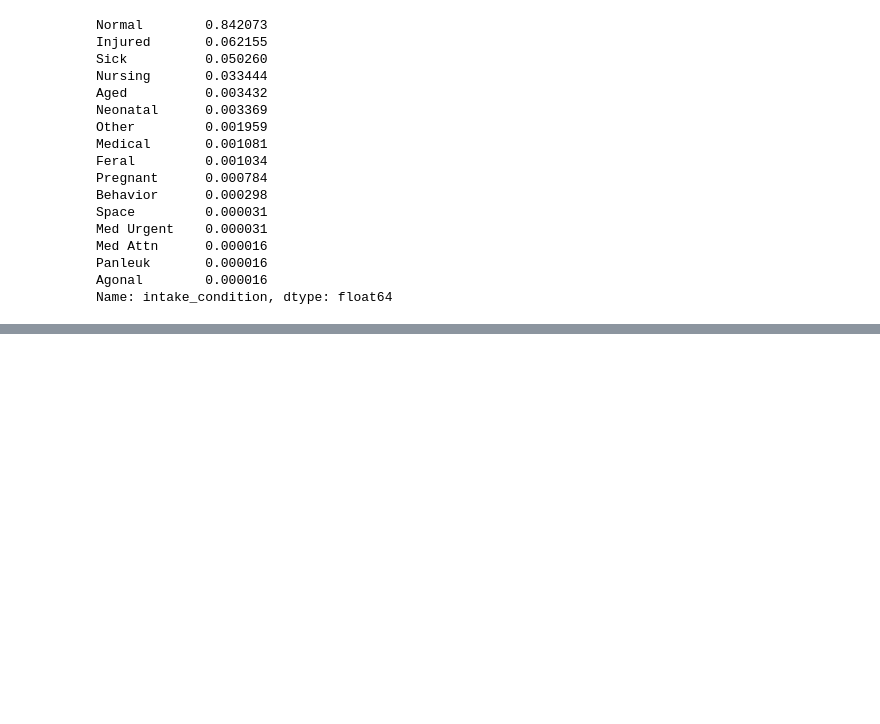
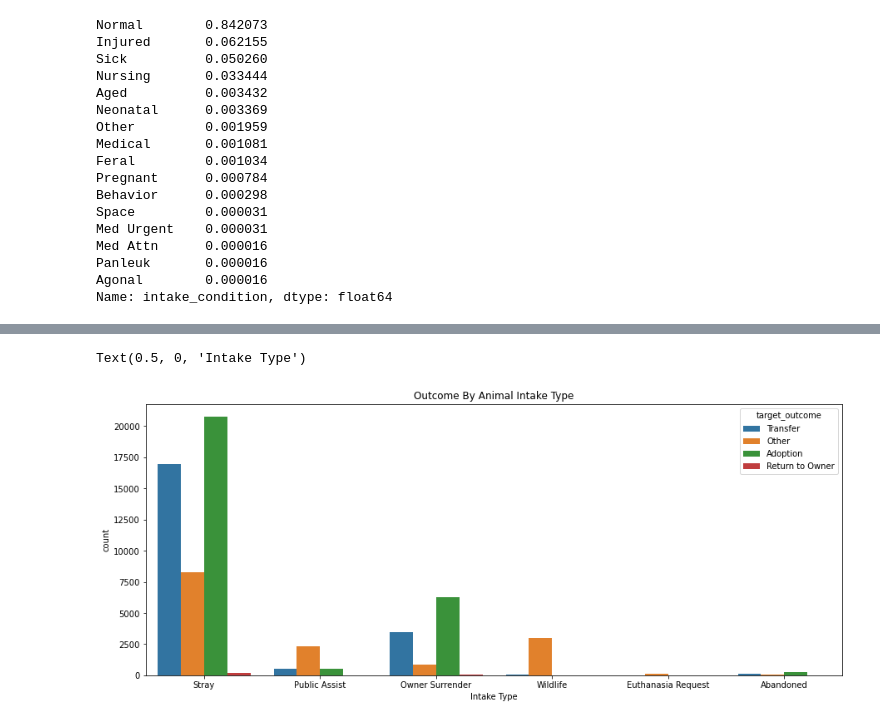
Before and after one commit to stephenfitzsimon/pet_adoption_project, a Jupyter notebook: final_adoption_report.ipynb, the cells around one changed output, grey strips where cells are left out. Drawn from its saved outputs; the diff is of its cells as text; code cells hidden in the pictures; blank space fills up the shorter version.

```diff
--- a/final_adoption_report.ipynb
+++ b/final_adoption_report.ipynb
@@ -352,0 +398,10 @@ Name: intake_condition, dtype: float64
+# %%
+#make plot
+plt.figure(figsize=PLT_SIZE)
+sns.countplot(data=train, x='intake_type', hue='target_outcome')
+#set strings
+plt.title('Outcome By Animal Intake Type')
+plt.xlabel('Intake Type')
+# %% [output]
+Text(0.5, 0, 'Intake Type')
+[figure, added]
```
Also changed, not shown: parts of 52 cells of this notebook, 3 other files.
